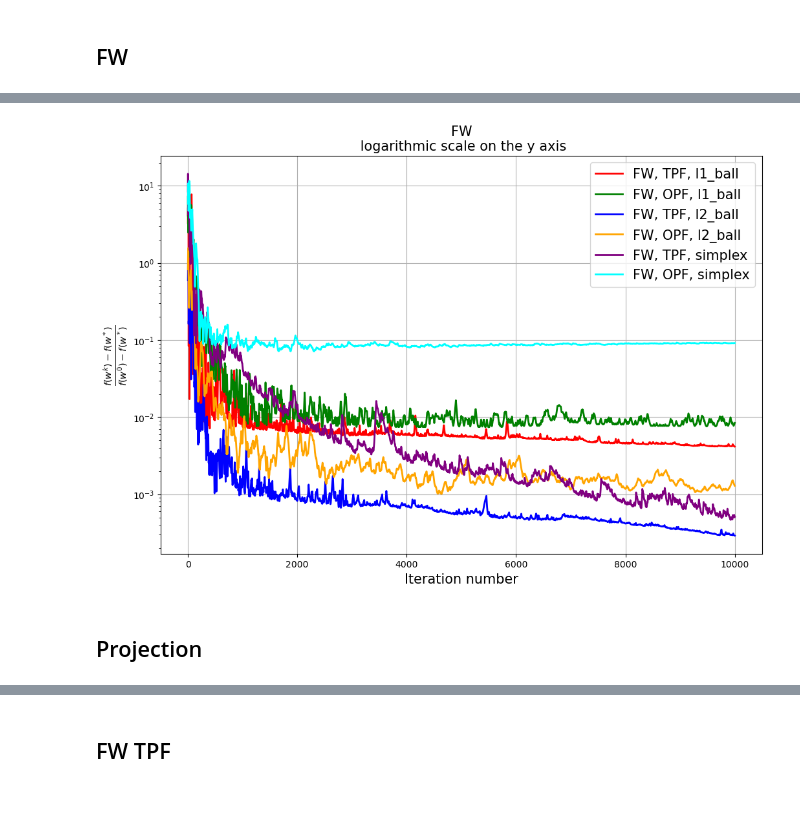
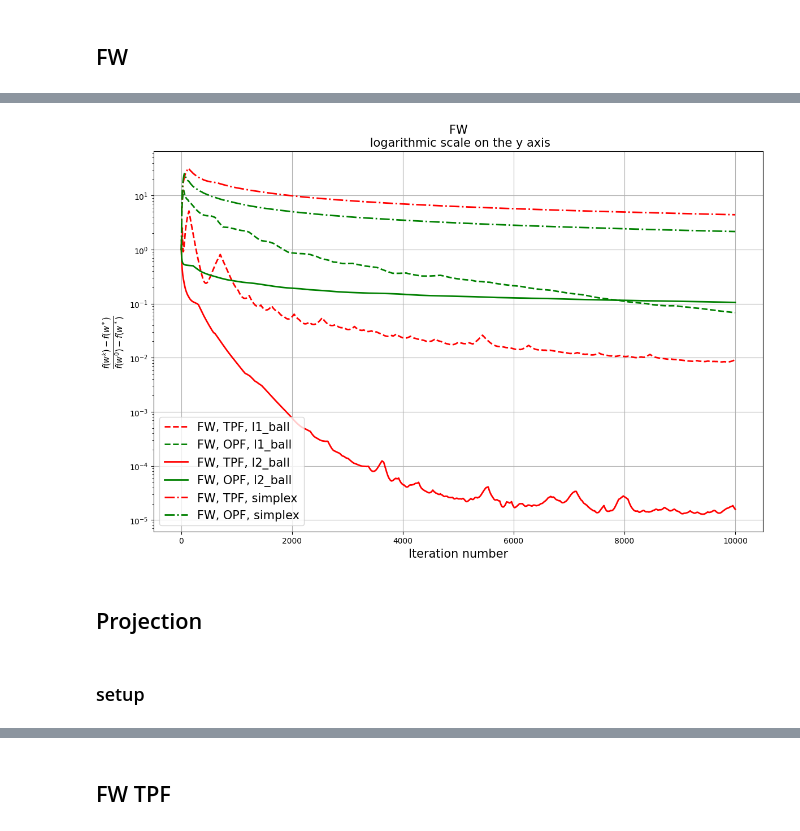
Before and after one commit to minashkinvladislav/Frank_Wolfe, a Jupyter notebook: experiments.ipynb, the cells around one changed output, grey strips where cells are left out. Saved outputs shown, nothing was run; the diff lists cells and outputs as text; code cells hidden in the pictures; blank space fills up the shorter version.

```diff
--- a/experiments.ipynb
+++ b/experiments.ipynb
@@ -15,6 +15,13 @@ def f(x, args):
 
 def gradient_true(x, args):
     return args['A'] @ x - args['b']
+
+def presearch(set, w_0):
+    args['set'] = set
+    args['x_0'] = w_0
+    w_true_sol, _, _ = optimizers.GDOptimizer(args).search()
+    R_0 = f(w_0, args) - f(w_true_sol, args)
+    return w_true_sol, R_0
 
 def calculate(args, optimizer, R_0, label, title):
 
@@ -28,3 +35,12 @@ def const_gamma(k, func, nabla_f, x_curr, args):
 
 def momentum_k(k, f, nabla_f, x_k, args):
     return k / (k + 1)
+
+def const_gamma(args):
+    return 1. / (args['c'] * args['L'])
+
+def fw_step(args):
+    return 2 / (args['k'] + 3)
+
+def momentum_fw(args):
+    return (args['k'] + 1) / (args['k'] + 3)
@@ -31,20 +78,19 @@ def momentum_k(k, f, nabla_f, x_k, args):
 # %%
+reload(optimizers)
 args = {}
-args['d'] = 10
+args['d'] = 100
 args['mu'] = 1
 args['L'] = 1000
-args['func'] = f
+args['function'] = f
 args['seed'] = 42
 
 args['gamma'] = lambda k: 1 / np.sqrt(k + 1)
-args['eps'] = 0.0
+args['eps'] = -100
 args['sigma'] = 0
-args['criterium'] = 'f(x_k) - f(x^*)'
 
 args['A'] = optimizers.generate_A(args['d'], args['mu'], args['L'], args['seed'])
 np.random.seed(args['seed'])
 args['b'] = np.random.random_sample(args['d'])
-#args['b'] = np.zeros(args['d'])
 args['oracle_counter'] = 0
 args['oracle_calls'] = []
 # %% [markdown]
@@ -106,0 +127,12 @@ args['use_proj'] = False
+# %%
+Qs = ['l1_ball', 'l2_ball', 'simplex']
+ws_0 = [w_0_l1, w_0_l2, w_0_simp]
+Rs_0 = [R_0_l1, R_0_l2, R_0_simp]
+ws_sol = [w_true_sol_l1, w_true_sol_l2, w_true_sol_simp]
+linestyles = ['dashed', 'solid', 'dashdot']
+colors = ['red', 'green']
+
+args['batch_size'] = 1
+args['criterium'] = 'f(x_k) - f(x^*)'
+args['gamma'] = lambda k: 1e-1
+args['grad_curr'] = np.zeros(args['d'])
@@ -197,10 +191,14 @@ for Q, w_0, R_0, w_sol in zip(['l1_ball', 'l2_ball', 'simplex'],
 # %%
+iterations_fw, errors_fw, labels_fw, linestyles_fw, colors_fw = \
+experiment(Qs, ws_0, Rs_0, ws_sol, linestyles, grads, grad_est_names, colors, methods, method_names)
+
 title = "FW"
 y_label = r'$\frac{f(w^k) - f(w^*)}{f(w^0) - f(w^*)}$'
 
 optimizers.make_err_plot(iterations_fw, errors_fw, y_label=y_label,
-                         labels=labels_fw, title=title, markers=[None]*100)
+                         labels=labels_fw, title=title, markers=[None]*100,
+                         linestyles=linestyles_fw, colors=colors_fw)
 # %% [output]
-[figure, old version]
+[figure, new version]
 # %% [markdown]
 ## Projection
@@ -210,2 +205,4 @@ def const_gamma(k, func, nabla_f, x_curr, args):
+# %% [markdown]
+### setup
 # %%
 reload(optimizers)
```
Also changed, not shown: parts of 51 cells of this notebook, 8 other files.
